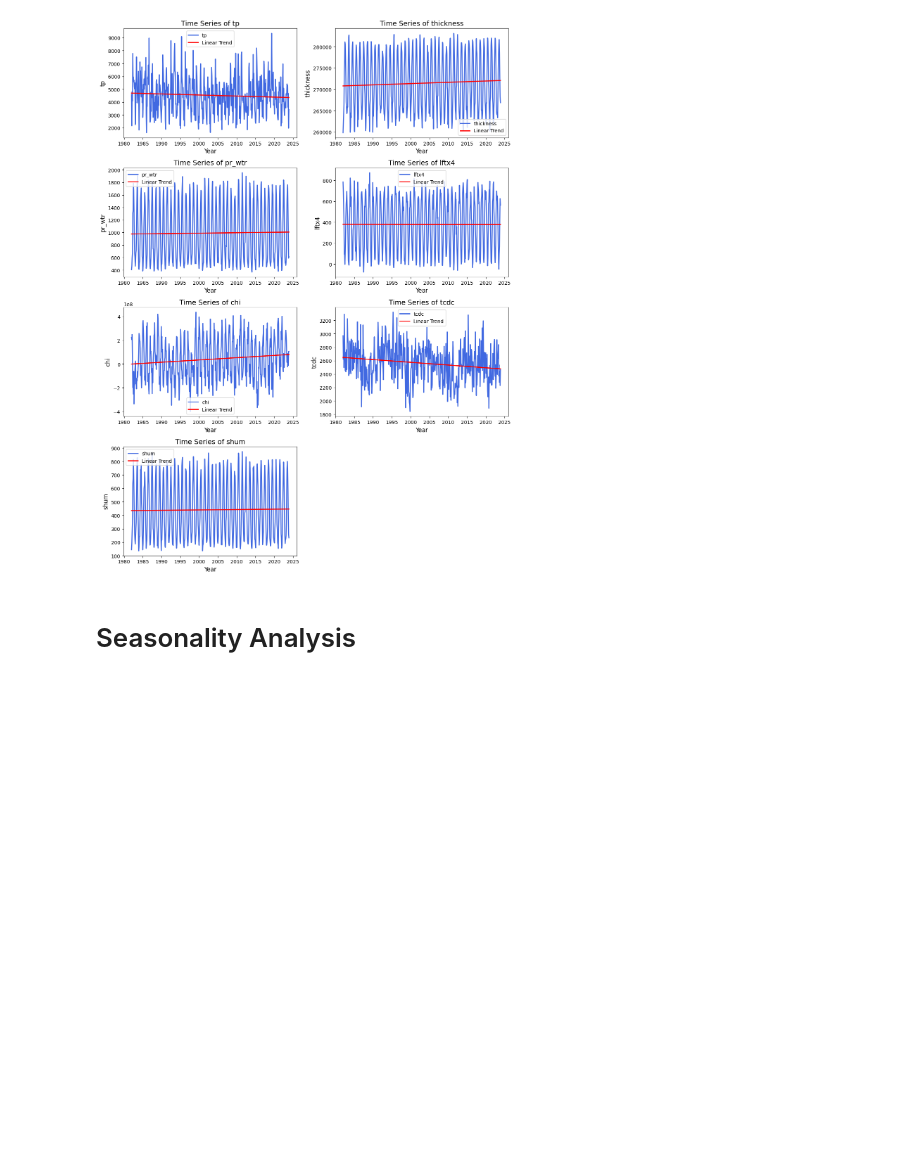
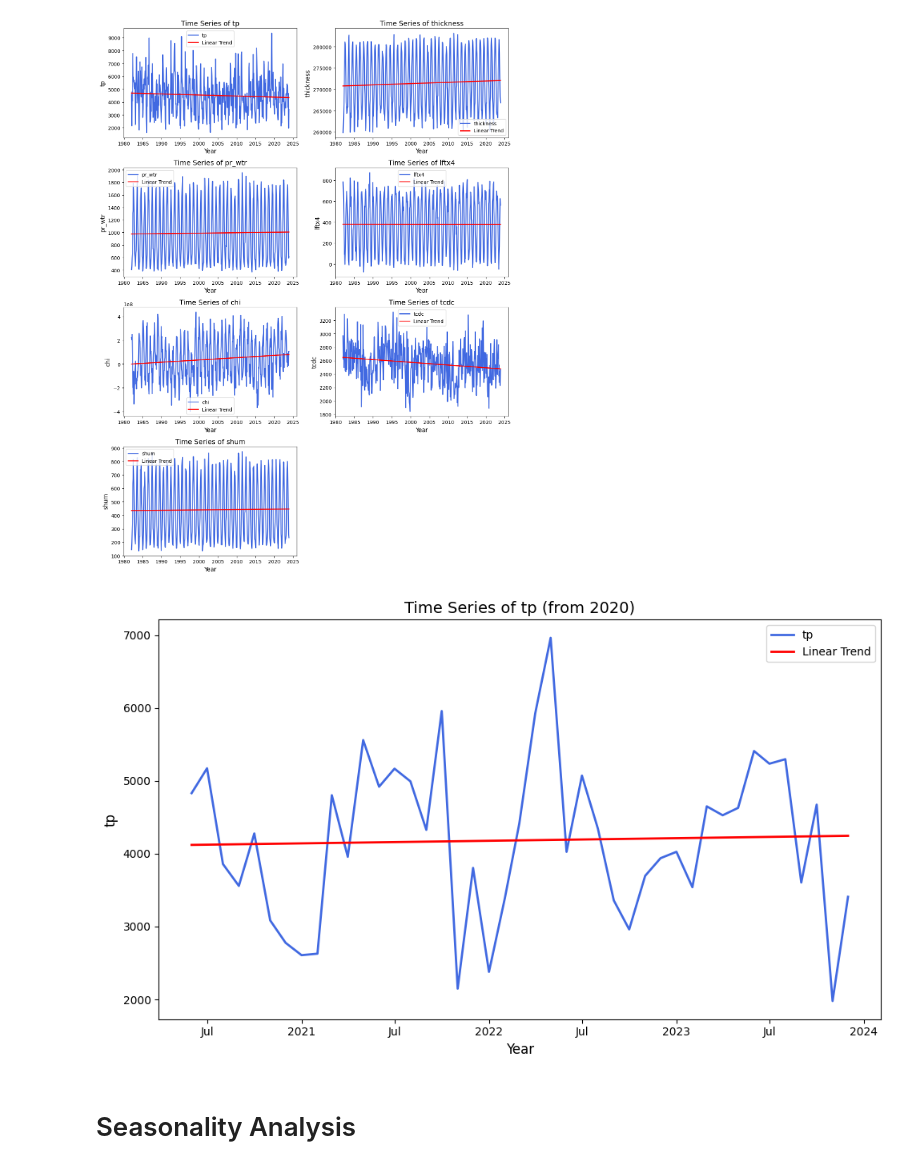
Before and after one commit to Saul-the-engineer/climate_ai, a Jupyter notebook: notebooks/02_eda.ipynb, the cells around one changed output. Drawn from its saved outputs; the diff is of its cells as text; code cells hidden in the pictures; blank space fills up the shorter version.

```diff
--- a/notebooks/02_eda.ipynb
+++ b/notebooks/02_eda.ipynb
@@ -217,6 +217,58 @@ plt.tight_layout()
 plt.show()
 # %% [output]
 [figure]
+# %%
+# Filter the data from 2020 onwards
+start_date = np.datetime64("2020-06-01")
+filtered_combined = combined.sel(time=slice(start_date, None))
+
+# Select the 'tp' variable (total precipitation)
+var = "tp"
+
+# Create a figure for the 'tp' time series
+fig, ax = plt.subplots(figsize=(10, 6))
+
+# Check if the variable has a time dimension
+if "time" in filtered_combined[var].dims:
+    # Sum the variable over the spatial dimensions (latitude, longitude)
+    summed_var = filtered_combined[var].sum(dim=["latitude", "longitude"])
+
+    # Get the linear trend of the variable
+    trend = summed_var.polyfit(dim="time", deg=1)
+
+    # Convert 'time' to numerical months for trend line calculation
+    time_in_months = summed_var["time"].astype("datetime64[M]").astype("int")
+
+    # Compute the trend line (y = a * time + b)
+    trend_line = (
+        trend.polyfit_coefficients[0] * time_in_months + trend.polyfit_coefficients[1]
+    )
+
+    # Plot the summed variable
+    summed_var.plot(ax=ax, color="royalblue", linewidth=2, label=f"{var}")
+
+    # Plot the trend line
+    ax.plot(
+        summed_var["time"],
+        trend_line,
+        color="red",
+        linewidth=2,
+        label="Linear Trend",
+    )
+
+    # Adding labels and title
+    ax.set_title(f"Time Series of {var} (from 2020)", fontsize=14)
+    ax.set_ylabel(var, fontsize=12)
+    ax.set_xlabel("Year", fontsize=12)
+
+    # Add a legend
+    ax.legend()
+
+# Adjust layout for better spacing
+plt.tight_layout()
+plt.show()
+# %% [output]
+[figure, added]
 # %% [markdown]
 # Seasonality Analysis
 # %%
```
